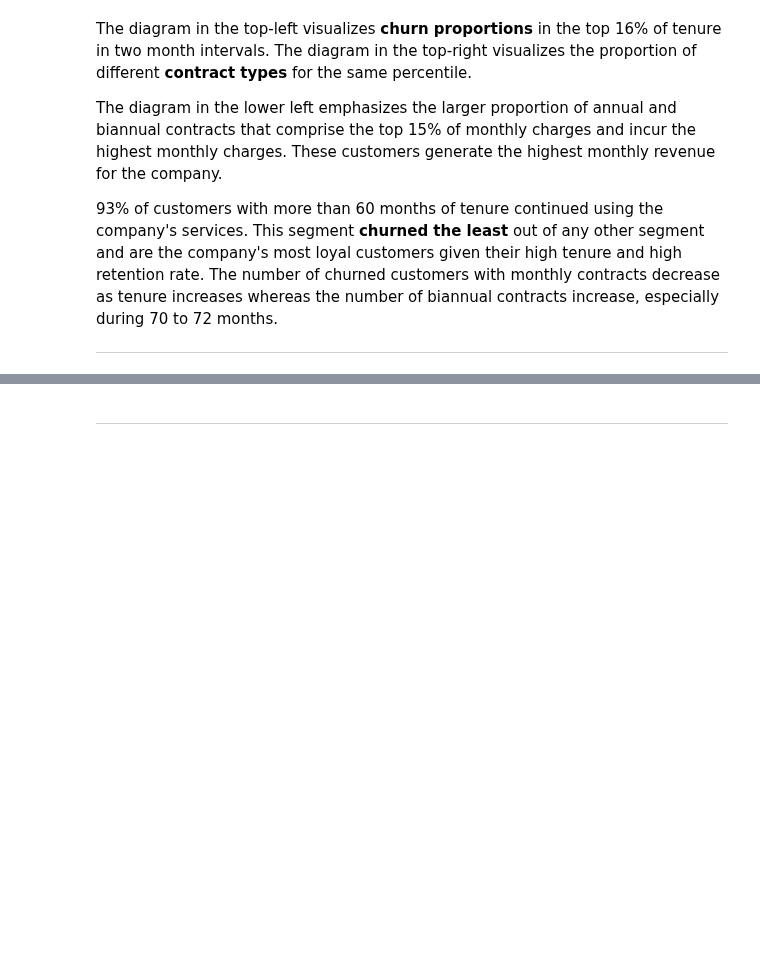
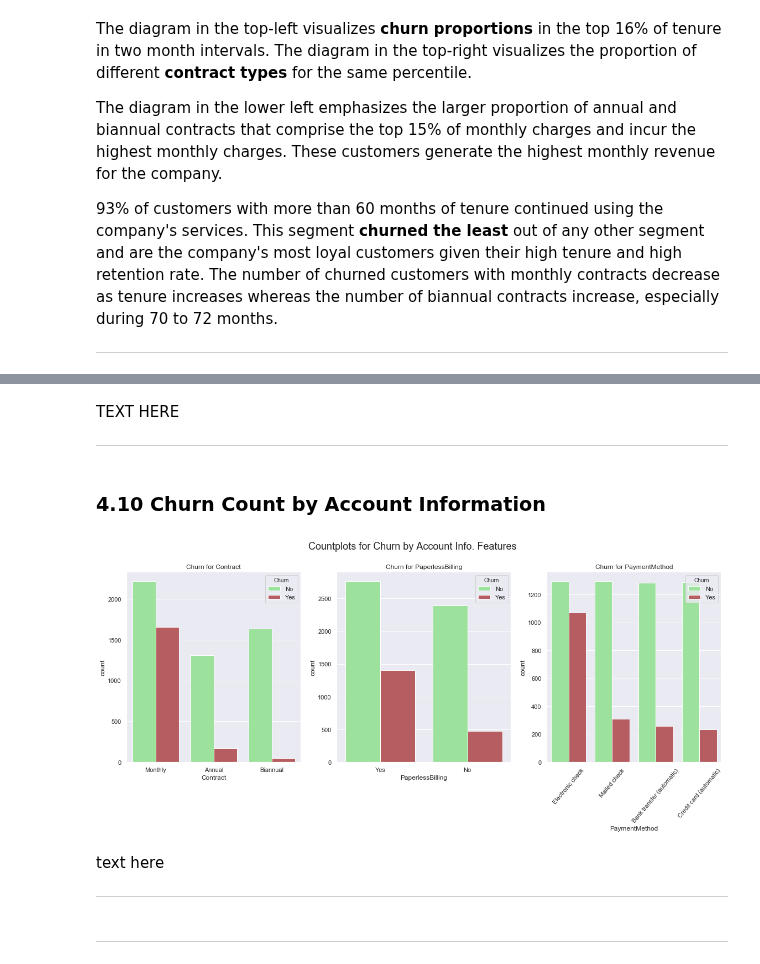
Before and after one commit to ayn28/Project-Portfolio, a Jupyter notebook: current-capstone-project/customer-churn/customer_churn.ipynb, the cells around one changed output, grey strips where cells are left out. Saved outputs shown, nothing was run; the diff lists cells and outputs as text; code cells hidden in the pictures; blank space fills up the shorter version.

```diff
--- a/current-capstone-project/customer-churn/customer_churn.ipynb
+++ b/current-capstone-project/customer-churn/customer_churn.ipynb
@@ -703,3 +694,38 @@ for col in cat_cols:
+# %% [markdown]
+TEXT HERE
+***
+# %% [markdown]
+### 4.10 Churn Count by Account Information
+# %%
+# Categorical account info features
+acct_cols = [
+    'Contract',
+    'PaperlessBilling',
+    'PaymentMethod'
+]
+
+# Instantiate figure to render plots on
+fig10 = plt.figure(figsize=(16, 7))
+
+# Figure title
+fig10.suptitle('Countplots for Churn by Account Info. Features', y=1.06, fontsize=18);
+
+# Loop through iterable and draw plots
+for col, i in zip(acct_cols, range(1, len(acct_cols) + 1)):
+    plt.subplot(1, 3, i);
+    sns.countplot(x=col, hue='Churn', palette=['lightgreen', 'r'], data=df);
+    if col == 'PaymentMethod':
+        plt.xticks(rotation=50);
+    plt.title('Churn for ' + col);
+
+# Display plot
+plt.tight_layout()
+plt.show()
+# %% [output]
+[figure, added]
+# %% [markdown]
+text here
+***
 # %% [markdown]
 ***
 # %% [markdown]
```
Also changed, not shown: parts of 7 cells of this notebook.
